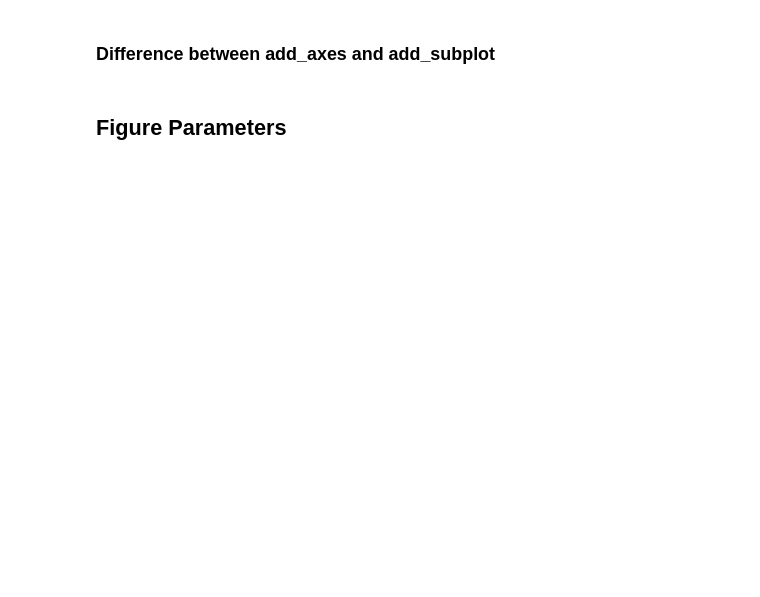
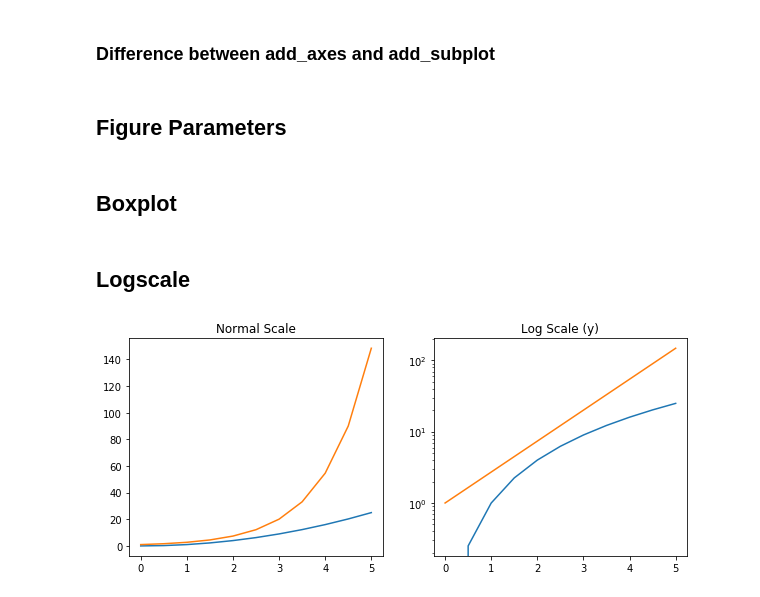
Before and after one commit to k21k/Python-Notes, a Jupyter notebook: Learning Notes/Learning Notes 7 - Matplotlib.ipynb, the cells around one changed output. Drawn from its saved outputs; the diff is of its cells as text; code cells hidden in the pictures; blank space fills up the shorter version.

```diff
--- a/Learning Notes/Learning Notes 7 - Matplotlib.ipynb
+++ b/Learning Notes/Learning Notes 7 - Matplotlib.ipynb
@@ -608,3 +516,5 @@ Which one to use?
                If True use constrained layout to adjust positioning of plot elements.
                Like tight_layout, but designed to be more flexible.
                See Constrained Layout Guide for examples. (Note: does not work with subplot() or subplot2grid()
+# %% [markdown]
+## Boxplot
@@ -610,0 +534,26 @@ Which one to use?
+# %% [markdown]
+## Logscale
+# %%
+import matplotlib.pyplot as plt
+
+
+figure= plt.figure(figsize=(10, 4), dpi=72)
+
+x = np.linspace(0, 5, 11)
+y = x ** 2
+z = np.exp(x)
+
+axis1 = figure.add_subplot(1,2,1)
+axis1.plot(x,y)
+axis1.plot(x,z)
+axis1.set_title("Normal Scale")
+
+axis2 = figure.add_subplot(1,2,2)
+axis2.plot(x,y)
+axis2.plot(x,z)
+axis2.set_yscale('log')
+axis2.set_title(("Log Scale (y)"))
+
+plt.show()
+# %% [output]
+[figure, added]
```
Also changed, not shown: parts of 24 cells of this notebook, 5 other files.
